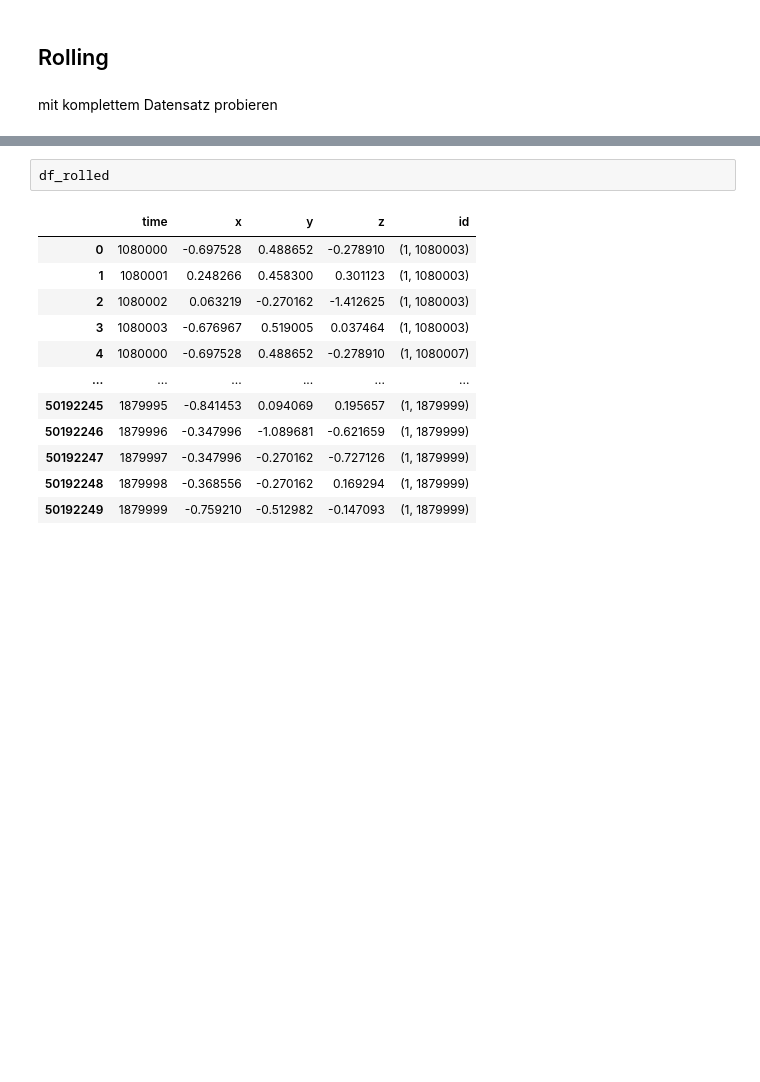
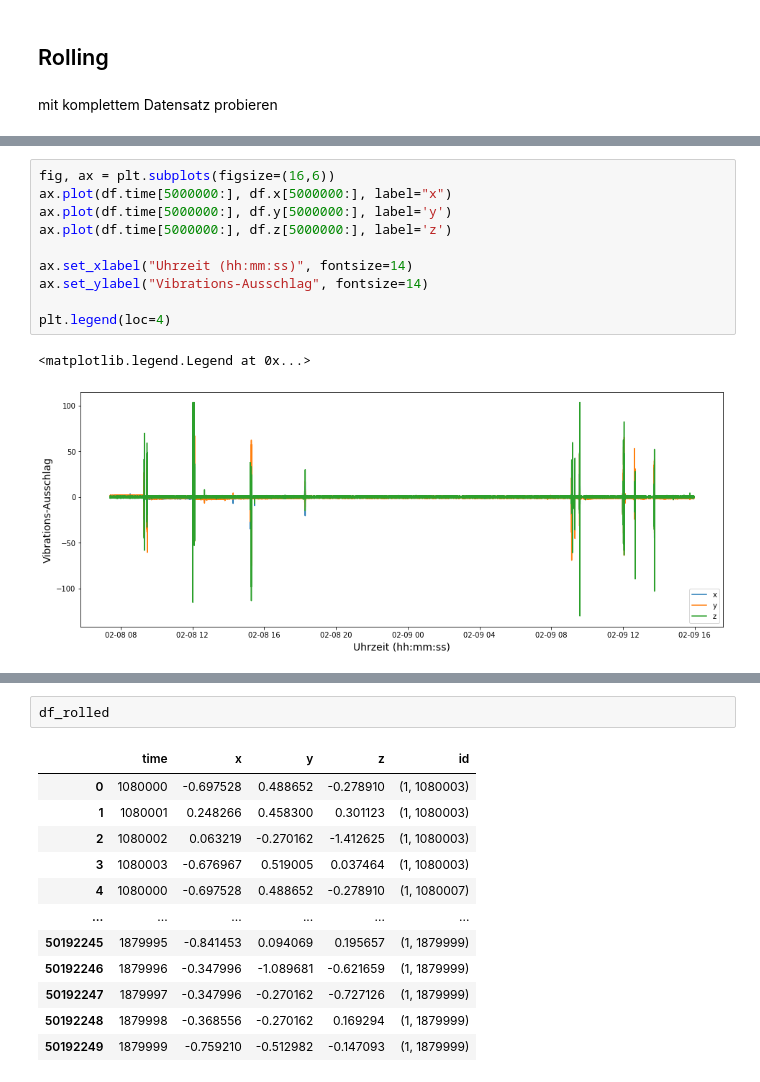
Before and after one commit to juliansaar/Innoprojekt, a Jupyter notebook: tsfresh_julian.ipynb, the cells around one changed output, grey strips where cells are left out. Saved outputs shown, nothing was run; the diff lists cells and outputs as text; blank space fills up the shorter version.

```diff
--- a/tsfresh_julian.ipynb
+++ b/tsfresh_julian.ipynb
@@ -72,0 +70,13 @@ df
+# %%
+fig, ax = plt.subplots(figsize=(16,6))
+ax.plot(df.time[5000000:], df.x[5000000:], label="x")
+ax.plot(df.time[5000000:], df.y[5000000:], label='y')
+ax.plot(df.time[5000000:], df.z[5000000:], label='z')
+
+ax.set_xlabel("Uhrzeit (hh:mm:ss)", fontsize=14)
+ax.set_ylabel("Vibrations-Ausschlag", fontsize=14)
+
+plt.legend(loc=4)
+# %% [output]
+<matplotlib.legend.Legend at 0x...>
+[figure, added]
```
Also changed, not shown: parts of 7 cells of this notebook.
